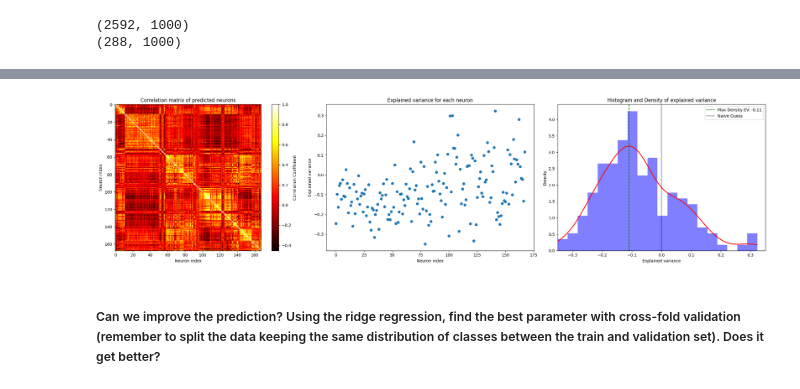
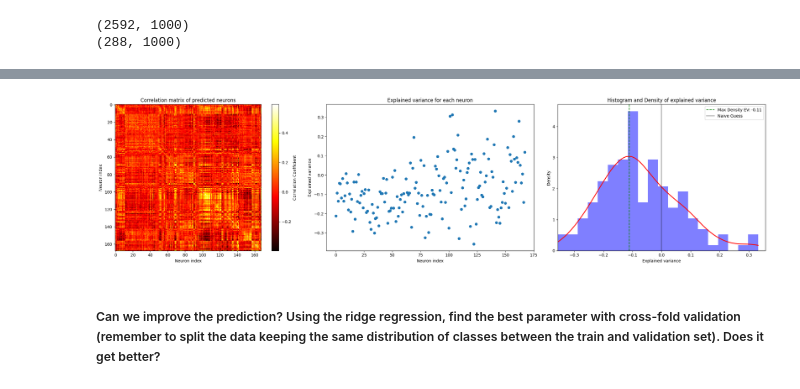
Before and after one commit to GuilhermeCosta-Ferreira/BLCI_G21, a Jupyter notebook: week6.ipynb, the cells around one changed output, grey strips where cells are left out. Cells and saved outputs as stored; diff of their text form; code cells hidden in the pictures.

```diff
--- a/week6.ipynb
+++ b/week6.ipynb
@@ -236,6 +240,6 @@ Validation r2 score: -0.07985483109951019
 # %%
-# Correlate the neurons of the model with each other and plot the correlation matrix
-correlation_matrix = np.corrcoef(predictions_train_pca.T)
+# Correlate the neurons of the model with the actual predictions and plot the correlation matrix
+correlation_matrix = np.corrcoef(predictions_val_pca.T, spikes_val.T)[:n_neurons, n_neurons:]
 
 # Create the 3 subplots
 fig, axes = plt.subplots(1, 3, figsize=(24, 6))
@@ -246,34 +250,34 @@ cbar = fig.colorbar(im, ax=axes[0])
 cbar.set_label('Correlation Coefficient')
 axes[0].set_title('Correlation matrix of predicted neurons')
 axes[0].set_xlabel('Neuron index')
 axes[0].set_ylabel('Neuron index')
 
 # --- Subplot 2: Explained variance scatter ---
 ev_scores = [explained_variance_score(spikes_val[:, i], predictions_val_pca[:, i]) for i in range(n_neurons)]
 axes[1].scatter(range(n_neurons), ev_scores)
 axes[1].set_xlabel('Neuron index')
 axes[1].set_ylabel('Explained variance')
 axes[1].set_title('Explained variance for each neuron')
 
 # --- Subplot 3: Histogram + density of explained variance ---
 axes[2].hist(ev_scores, bins=20, density=True, alpha=0.5, color='b')
 density = stats.gaussian_kde(ev_scores)
 x = np.linspace(min(ev_scores), max(ev_scores), 200)
 most_extreme = np.max(np.array([np.abs(np.min(ev_scores)), np.max(ev_scores)]))
 axes[2].plot(x, density(x), 'r', linewidth=2)
 max_density_val = x[np.argmax(density(x))]
 axes[2].axvline(x=max_density_val, color='g', linestyle='--', label=f'Max Density EV: {max_density_val:.2f}')
 axes[2].axvline(x=0, color='black', label="Naive Guess", alpha=0.5)
 axes[2].set_xlabel('Explained variance')
 axes[2].set_ylabel('Density')
 axes[2].set_title('Histogram and Density of explained variance')
 axes[2].set_xlim(-most_extreme, most_extreme)
 axes[2].legend()
 
 plt.tight_layout()
 plt.show()
 # %% [output]
-[figure, old version]
+[figure, new version]
 # %% [markdown]
 ##### Can we improve the prediction? Using the ridge regression, find the best parameter with cross-fold validation (remember to split the data keeping the same distribution of classes between the train and validation set). Does it get better?
 # %%
```
Also changed, not shown: parts of 7 cells of this notebook.
